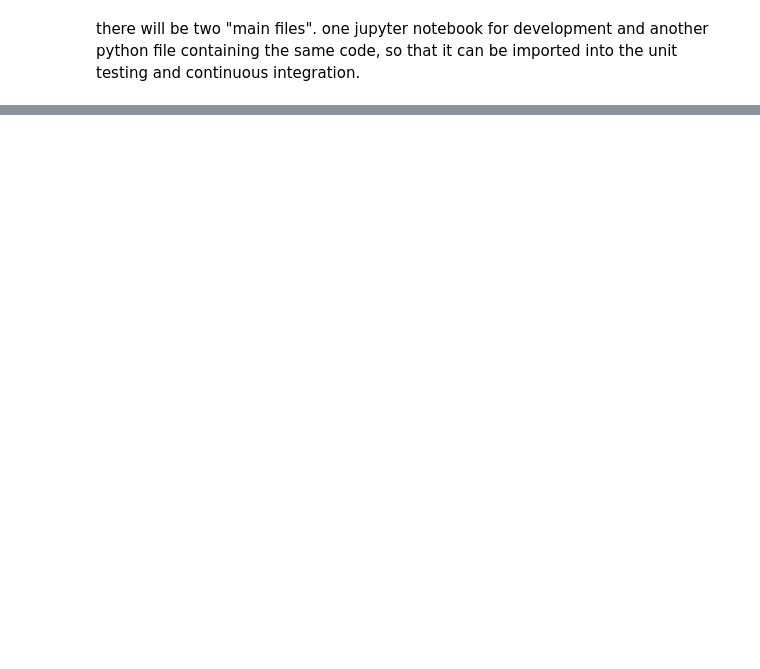
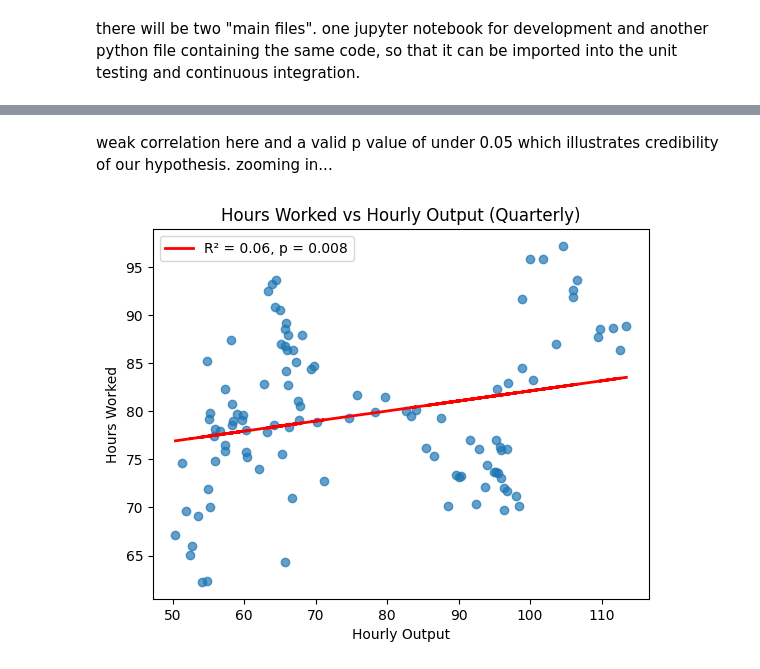
Before and after one commit to AdilY04/ConsultingHoursProductivity, a Jupyter notebook: eda_and_analysis/main.ipynb, the cells around one changed output, grey strips where cells are left out. Cells and saved outputs as stored; diff of their text form; code cells hidden in the pictures; blank space fills up the shorter version.

```diff
--- a/eda_and_analysis/main.ipynb
+++ b/eda_and_analysis/main.ipynb
@@ -33,0 +99,19 @@ print(matrix)
+# %% [markdown]
+weak correlation here and a valid p value of under 0.05 which illustrates credibility of our hypothesis. zooming in...
+# %%
+#checking out the lack of correlation in hourly output vs hours worked.
+r2 = result.rvalue ** 2
+
+# Plot
+plt.scatter(x1, y1, alpha=0.7)
+
+plt.plot(x1, result.intercept + result.slope * x1, color='red', linewidth=2, label=f'R² = {r2:.2f}, p = {result.pvalue:.3f}')
+
+plt.xlabel('Hourly Output')
+plt.ylabel('Hours Worked')
+
+plt.legend(loc='upper left')
+plt.title("Hours Worked vs Hourly Output (Quarterly)")
+plt.show()
+# %% [output]
+[figure, added]
```
Also changed, not shown: parts of 11 cells of this notebook.
